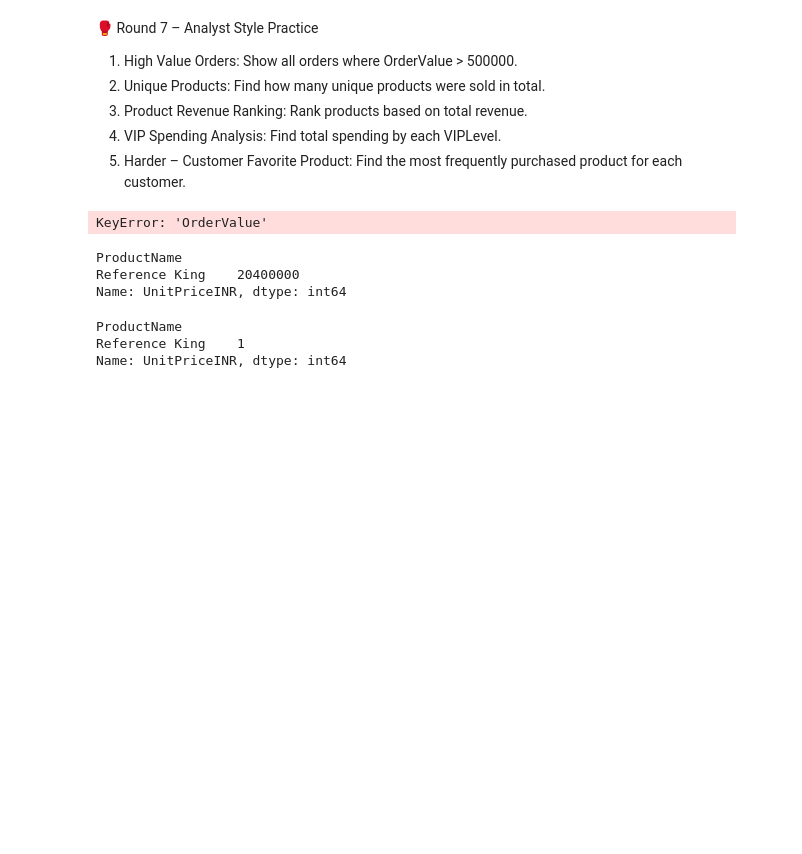
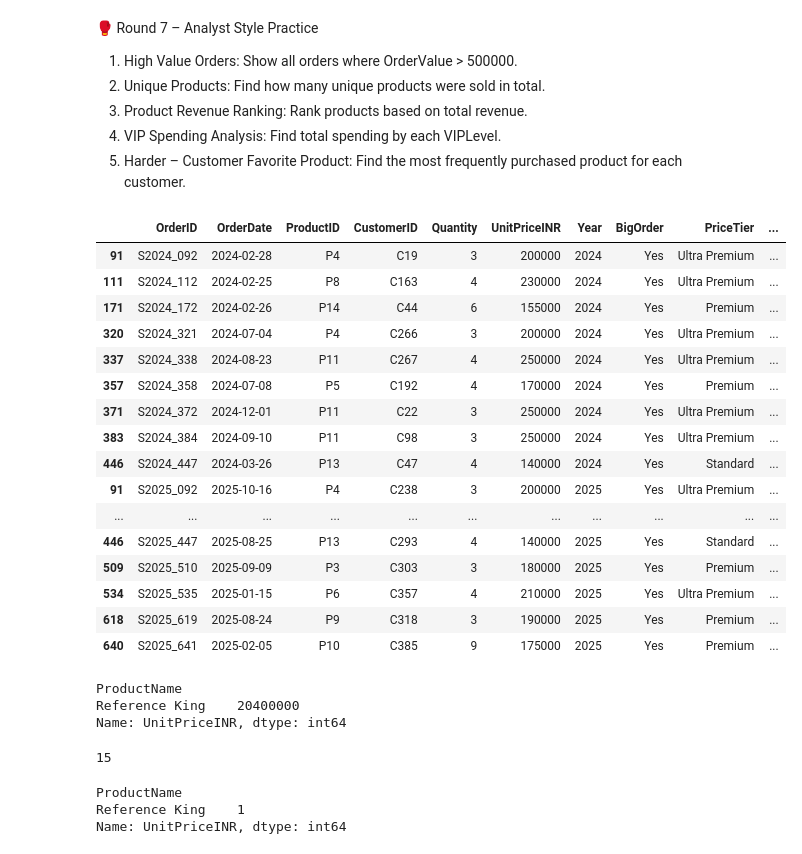
Before and after one commit to KartikGawade17/IEM-HOUSE-Data-Analysis-PANDAS, a Jupyter notebook: iem_analysis.ipynb, the cells around one changed output. Drawn from its saved outputs; the diff is of its cells as text; code cells hidden in the pictures; blank space fills up the shorter version.

```diff
--- a/iem_analysis.ipynb
+++ b/iem_analysis.ipynb
@@ -574,11 +574,29 @@ Name: count, dtype: int64
 4) VIP Spending Analysis: Find total spending by each VIPLevel.
 5) Harder – Customer Favorite Product: Find the most frequently purchased product for each customer.
 # %%
-sales_data.assign(
+#1
+find_order_value = sales_data.assign(
     OrderValue = sales_data["Quantity"] * sales_data["UnitPriceINR"]
 )
+find_order_value[find_order_value["OrderValue"] > 500000]
 # %% [output]
-KeyError: 'OrderValue'
+|  | OrderID | OrderDate | ProductID | CustomerID | Quantity | UnitPriceINR | Year | BigOrder | PriceTier | ... |
+| 91 | S2024_092 | 2024-02-28 | P4 | C19 | 3 | 200000 | 2024 | Yes | Ultra Premium | ... |
+| 111 | S2024_112 | 2024-02-25 | P8 | C163 | 4 | 230000 | 2024 | Yes | Ultra Premium | ... |
+| 171 | S2024_172 | 2024-02-26 | P14 | C44 | 6 | 155000 | 2024 | Yes | Premium | ... |
+| 320 | S2024_321 | 2024-07-04 | P4 | C266 | 3 | 200000 | 2024 | Yes | Ultra Premium | ... |
+| 337 | S2024_338 | 2024-08-23 | P11 | C267 | 4 | 250000 | 2024 | Yes | Ultra Premium | ... |
+| 357 | S2024_358 | 2024-07-08 | P5 | C192 | 4 | 170000 | 2024 | Yes | Premium | ... |
+| 371 | S2024_372 | 2024-12-01 | P11 | C22 | 3 | 250000 | 2024 | Yes | Ultra Premium | ... |
+| 383 | S2024_384 | 2024-09-10 | P11 | C98 | 3 | 250000 | 2024 | Yes | Ultra Premium | ... |
+| 446 | S2024_447 | 2024-03-26 | P13 | C47 | 4 | 140000 | 2024 | Yes | Standard | ... |
+| 91 | S2025_092 | 2025-10-16 | P4 | C238 | 3 | 200000 | 2025 | Yes | Ultra Premium | ... |
+| ... | ... | ... | ... | ... | ... | ... | ... | ... | ... | ... |
+| 446 | S2025_447 | 2025-08-25 | P13 | C293 | 4 | 140000 | 2025 | Yes | Standard | ... |
+| 509 | S2025_510 | 2025-09-09 | P3 | C303 | 3 | 180000 | 2025 | Yes | Premium | ... |
+| 534 | S2025_535 | 2025-01-15 | P6 | C357 | 4 | 210000 | 2025 | Yes | Ultra Premium | ... |
+| 618 | S2025_619 | 2025-08-24 | P9 | C318 | 3 | 190000 | 2025 | Yes | Premium | ... |
+| 640 | S2025_641 | 2025-02-05 | P10 | C385 | 9 | 175000 | 2025 | Yes | Premium | ... |
 # %%
 #2
 sales_data.merge(products_data, on="ProductID").groupby("ProductName")["UnitPriceINR"].sum().sort_values(ascending=False).head(1)
@@ -586,6 +604,11 @@ sales_data.merge(products_data, on="ProductID").groupby("ProductName")["UnitPric
 ProductName
 Reference King    20400000
 Name: UnitPriceINR, dtype: int64
+# %%
+#how many unique product were sold
+sales_data["ProductID"].nunique()
+# %% [output]
+15
 # %%
 #3
 sales_data.merge(products_data, on="ProductID").groupby("ProductName")["UnitPriceINR"].sum().rank(ascending=False, method="max").astype("int64").sort_values(ascending=True).head(1)
```
